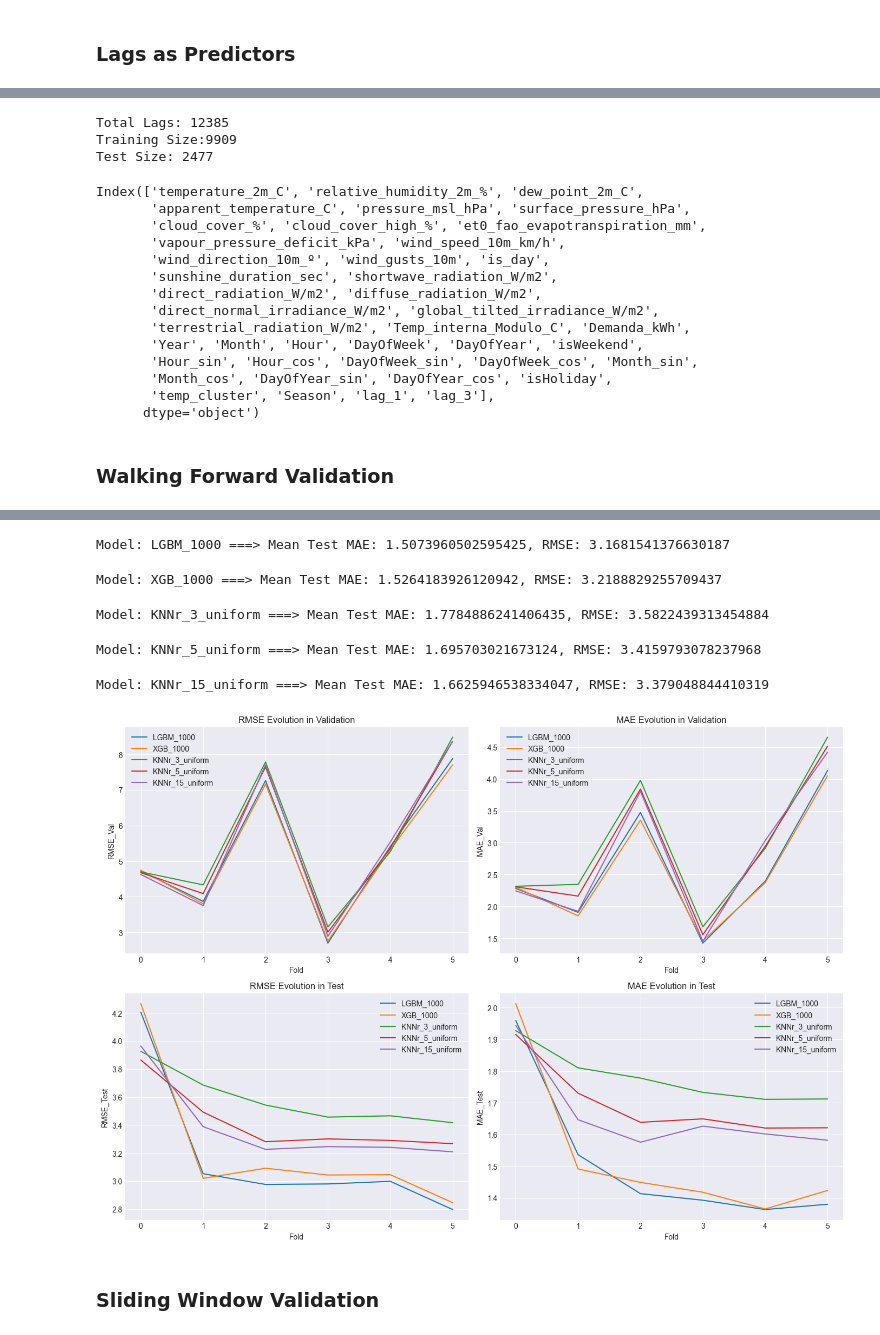
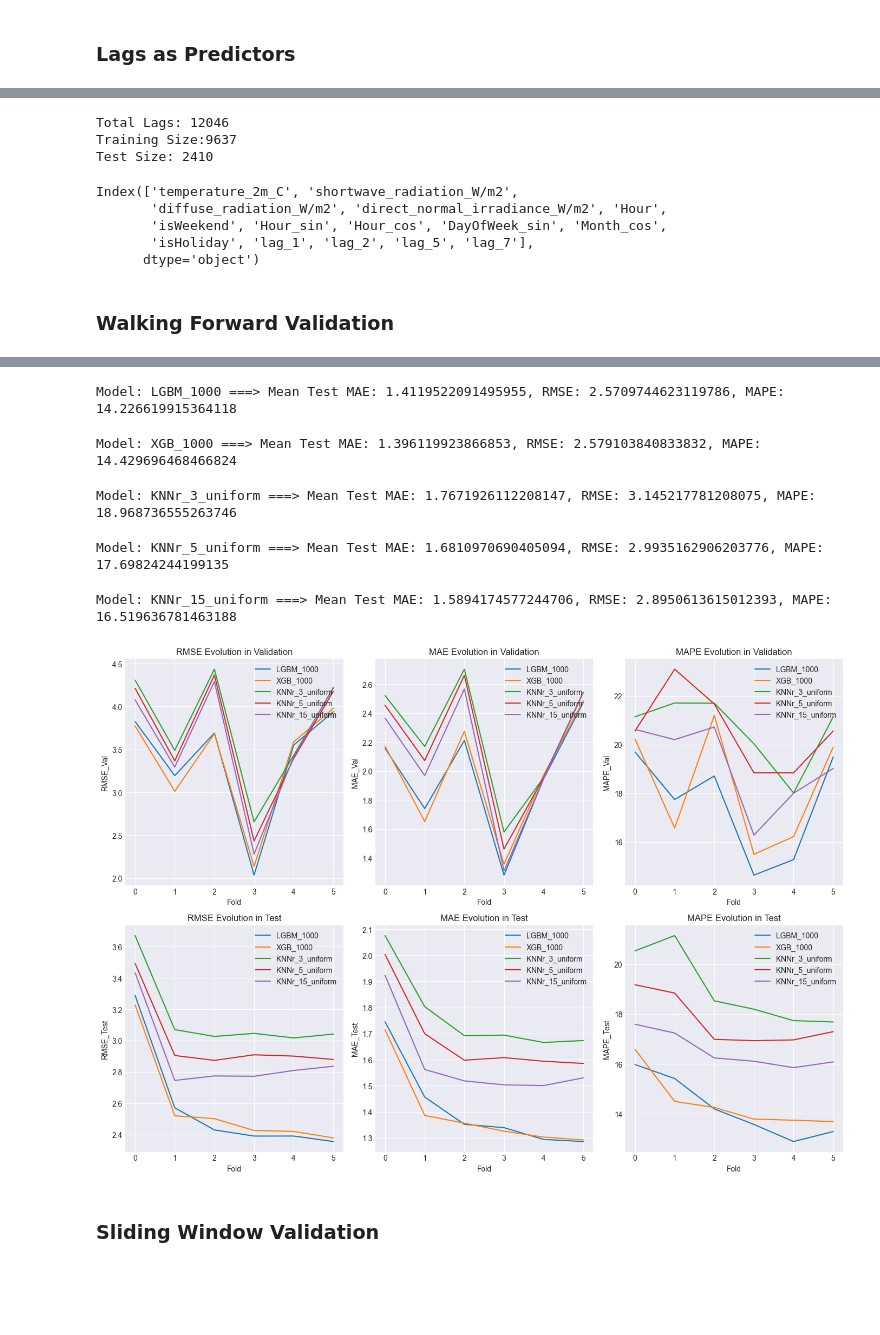
Before and after one commit to AFernandezBenages/WP4, a Jupyter notebook: code/ml_models.ipynb, the cells around one changed output, grey strips where cells are left out. Saved outputs shown, nothing was run; the diff lists cells and outputs as text; code cells hidden in the pictures; blank space fills up the shorter version.

```diff
--- a/code/ml_models.ipynb
+++ b/code/ml_models.ipynb
@@ -138,6 +137,9 @@ def normalizeData(data):
     df = data.copy()
     scaler = MinMaxScaler()
     return scaler.fit_transform(df)
+# %%
+def median_absolute_percentage_error(y_true, y_pred):
+    return np.median(np.abs((y_true - y_pred) / y_true)) * 100
 # %% [markdown]
 ## Machine Learning Models
 # %% [markdown]
@@ -156,7 +158,8 @@ y = df["Demanda_kWh"]
 X = df.drop(columns=["Demanda_kWh", "pressure_msl_hPa", "dew_point_2m_C", "surface_pressure_hPa",
     "cloud_cover_%", "cloud_cover_high_%", "et0_fao_evapotranspiration_mm", "vapour_pressure_deficit_kPa",
     "wind_speed_10m_km/h", "wind_direction_10m_º", "wind_gusts_10m", "terrestrial_radiation_W/m2",
-    "DayOfYear", "DayOfWeek", "temp_cluster", "Season", "Month", "relative_humidity_2m_%", "Month_sin", "is_day"], axis=1)
+    "DayOfYear", "DayOfWeek", "temp_cluster", "Season", "Month", "relative_humidity_2m_%", "Month_sin", "is_day", "DayOfYear_sin", "sunshine_duration_sec",
+    "direct_radiation_W/m2", "global_tilted_irradiance_W/m2", "DayOfYear_cos", "DayOfWeek_cos", "apparent_temperature_C", "Temp_interna_Modulo_C", "Year", "temperature_2m_C"], axis=1)
 col_names = list(X.columns)
 
 trainingSize = int(parameters["dataset"]["trainingSize"] * df.shape[0])
@@ -169,7 +172,7 @@ X_test_dates = dates.loc[trainingSize:].copy()
 print(f"Total Lags: {len(df)}")
 print(f"Training Size:{len(X_train)}")
 print(f"Test Size: {len(X_test)}")
-df.columns
+X.columns
 # %% [output]
 Total Lags: 12046
 Training Size:9637
@@ -313,7 +311,7 @@ def gridSearchLags(dataframe, lags_combinations):
     return results, best_mae_lags
 # %%
 lags_combinations = []
-possible_lags = [1, 2, 3]
+possible_lags = [1, 2, 3, 4, 5, 6, 7]
 
 for i in range(1, len(possible_lags) + 1):
     lags_combinations.extend(itertools.combinations(possible_lags, i))
@@ -343,12 +346,12 @@ best_lags_comb
 df = pd.read_csv(parameters["dataset"]["path"], index_col=None)
 df["Date"] = pd.to_datetime(df["Date"])
 df.set_index("Date", inplace=True)
-df = df.resample('1H').mean()
 df.reset_index(inplace=True)
 dates = df["Date"]
 dates = pd.to_datetime(dates)
+
 df["Demanda_kWh"] = np.log1p(df["Demanda_kWh"].values)
-df = addNLags(df, best_lags_comb)
+df = addNLags(df, [1,2, 5, 7])
 df = df.drop(columns=["Date"], axis=1)
 df.columns = df.columns.map(str)
 
@@ -357,7 +360,7 @@ X = df.drop(columns=["Demanda_kWh", "pressure_msl_hPa", "dew_point_2m_C", "surfa
     "cloud_cover_%", "cloud_cover_high_%", "et0_fao_evapotranspiration_mm", "vapour_pressure_deficit_kPa",
     "wind_speed_10m_km/h", "wind_direction_10m_º", "wind_gusts_10m", "terrestrial_radiation_W/m2",
     "DayOfYear", "DayOfWeek", "temp_cluster", "Season", "Month", "relative_humidity_2m_%", "Month_sin", "is_day", "DayOfYear_sin", "sunshine_duration_sec",
-    "direct_radiation_W/m2", "global_tilted_irradiance_W/m2", "DayOfYear_cos", "DayOfWeek_cos", "apparent_temperature_C", "Year"], axis=1)
+    "direct_radiation_W/m2", "global_tilted_irradiance_W/m2", "DayOfYear_cos", "DayOfWeek_cos", "apparent_temperature_C", "Temp_interna_Modulo_C", "Year"], axis=1)
 trainingSize = int(parameters["dataset"]["trainingSize"] * df.shape[0])
 col_names = list(X.columns)
 
@@ -369,24 +372,15 @@ X_test_dates = dates.loc[trainingSize:].copy()
 print(f"Total Lags: {len(df)}")
 print(f"Training Size:{len(X_train)}")
 print(f"Test Size: {len(X_test)}")
-df.columns
+X.columns
 # %% [output]
-Total Lags: 12385
-Training Size:9909
-Test Size: 2477
+Total Lags: 12046
+Training Size:9637
+Test Size: 2410
-Index(['temperature_2m_C', 'relative_humidity_2m_%', 'dew_point_2m_C',
-       'apparent_temperature_C', 'pressure_msl_hPa', 'surface_pressure_hPa',
-       'cloud_cover_%', 'cloud_cover_high_%', 'et0_fao_evapotranspiration_mm',
-       'vapour_pressure_deficit_kPa', 'wind_speed_10m_km/h',
-       'wind_direction_10m_º', 'wind_gusts_10m', 'is_day',
-       'sunshine_duration_sec', 'shortwave_radiation_W/m2',
-       'direct_radiation_W/m2', 'diffuse_radiation_W/m2',
-       'direct_normal_irradiance_W/m2', 'global_tilted_irradiance_W/m2',
-       'terrestrial_radiation_W/m2', 'Temp_interna_Modulo_C', 'Demanda_kWh',
-       'Year', 'Month', 'Hour', 'DayOfWeek', 'DayOfYear', 'isWeekend',
-       'Hour_sin', 'Hour_cos', 'DayOfWeek_sin', 'DayOfWeek_cos', 'Month_sin',
-       'Month_cos', 'DayOfYear_sin', 'DayOfYear_cos', 'isHoliday',
-       'temp_cluster', 'Season', 'lag_1', 'lag_3'],
+Index(['temperature_2m_C', 'shortwave_radiation_W/m2',
+       'diffuse_radiation_W/m2', 'direct_normal_irradiance_W/m2', 'Hour',
+       'isWeekend', 'Hour_sin', 'Hour_cos', 'DayOfWeek_sin', 'Month_cos',
+       'isHoliday', 'lag_1', 'lag_2', 'lag_5', 'lag_7'],
       dtype='object')
 # %% [markdown]
 ### Walking Forward Validation
@@ -397,7 +391,7 @@ Index(['temperature_2m_C', 'relative_humidity_2m_%', 'dew_point_2m_C',
 # %%
 def walkForwardValidation(X, y, X_test, y_test, models, models_names, params, plot=False, fixed_train=False):
     n_splits = params['validation']['n_splits']
-    results = pd.DataFrame(columns=["Model", "RMSE_Test", "RMSE_Val", "MAE_Test", "MAE_Val","Mean_MRSE_Test", "Mean_MAE_Test", "Mean_RMSE_Val", "Mean_MAE_Val"])
+    results = pd.DataFrame(columns=["Model", "RMSE_Test", "RMSE_Val", "MAE_Test", "MAE_Val", "MAPE_Test", "MAPE_Val", "Mean_MRSE_Test", "Mean_MAE_Test", "Mean_MAPE_Test","Mean_RMSE_Val", "Mean_MAE_Val", "Mean_MAPE_Val"])
 
     for model, model_name in tqdm(zip(models, models_names), total=len(models)):
         X_test2 = X_test.copy()
@@ -406,7 +400,7 @@ def walkForwardValidation(X, y, X_test, y_test, models, models_names, params, pl
             tscv = TimeSeriesSplit(n_splits=n_splits, max_train_size=X.shape[0] // n_splits)
         else:
             tscv = TimeSeriesSplit(n_splits=n_splits)
-        rmse_test, rmse_val, mae_test, mae_val = [], [], [], []
+        rmse_test, rmse_val, mae_test, mae_val, mape_test, mape_val = [], [], [], [], [], []
         for i, (train_index, eval_index) in enumerate(tscv.split(X2)):
             X_train, X_val = X2[train_index], X2[eval_index]
             y_train, y_val = y[train_index], y[eval_index]
@@ -420,52 +414,55 @@ def walkForwardValidation(X, y, X_test, y_test, models, models_names, params, pl
             y_pred_val = model.predict(X_val)
             mae_val.append(mean_absolute_error(np.exp(y_val), np.exp(y_pred_val)))
             rmse_val.append(root_mean_squared_error(np.exp(y_val), np.exp(y_pred_val)))
+            mape_val.append(median_absolute_percentage_error(np.exp(y_val), np.exp(y_pred_val)))
 
             #Test Scores
             y_pred_test = model.predict(X_test2)
             mae_test.append(mean_absolute_error(np.exp(y_test), np.exp(y_pred_test)))
             rmse_test.append(root_mean_squared_error(np.exp(y_test), np.exp(y_pred_test)))
+            mape_test.append(median_absolute_percentage_error(np.exp(y_test), np.exp(y_pred_test)))
 
-        print(f"Model: {model_name} ===> Mean Test MAE: {np.mean(mae_test)}, RMSE: {np.mean(rmse_test)}")
-        results.loc[len(results.index)] = [model_name, rmse_test, rmse_val, mae_test, mae_val, np.mean(rmse_test), np.mean(mae_test), np.mean(rmse_val), np.mean(mae_val)]
+
+        print(f"Model: {model_name} ===> Mean Test MAE: {np.mean(mae_test)}, RMSE: {np.mean(rmse_test)}, MAPE: {np.mean(mape_test)}")
+        results.loc[len(results.index)] = [model_name, rmse_test, rmse_val, mae_test, mae_val, mape_test, mape_val, np.mean(rmse_test), np.mean(mae_test), np.mean(mape_test), np.mean(rmse_val), np.mean(mae_val), np.mean(mape_val)]
 
     #Plots
     if plot:
-        titles = ["RMSE Evolution in Validation", "MAE Evolution in Validation", "RMSE Evolution in Test", "MAE Evolution in Test"]
-        metric_names = ["RMSE_Val", "MAE_Val", "RMSE_Test", "MAE_Test"]
-        fig, axes = plt.subplots(nrows=2, ncols=2, figsize=(14, 10))
-        for i in range(4):
+        titles = ["RMSE Evolution in Validation", "MAE Evolution in Validation", "MAPE Evolution in Validation", "RMSE Evolution in Test", "MAE Evolution in Test", "MAPE Evolution in Test"]
+        metric_names = ["RMSE_Val", "MAE_Val", "MAPE_Val", "RMSE_Test", "MAE_Test", "MAPE_Test"]
+        fig, axes = plt.subplots(nrows=2, ncols=3, figsize=(14, 10))
+        for i in range(6):
             metric_name = metric_names[i]
             title = titles[i]
-            row = i // 2
-            col = i % 2
+            row = i // 3
+            col = i % 3
             ax = axes[row, col]
             for index, row in results.iterrows():
                 model_name = row["Model"]
                 metric_values = row[metric_name]
                 ax.plot(metric_values, label=model_name)
 
             ax.set_title(title)
             ax.set_xlabel("Fold")
             ax.set_ylabel(metric_name)
-            ax.legend()
+            ax.legend(loc='upper right')
             ax.grid(True)
         if fixed_train:
             plt.savefig('../results/Sliding_Window_Validation_plot.png')
         else:
             plt.savefig('../results/Walking_Forward_Validation_plot.png')
         plt.tight_layout()
         plt.show()
     return results
 
 results = walkForwardValidation(X_train.to_numpy(), y_train.to_numpy(), X_test, y_test, models, models_names, parameters, plot=True, fixed_train=False)
 # %% [output]
-Model: LGBM_1000 ===> Mean Test MAE: 1.5073960502595425, RMSE: 3.1681541376630187
+Model: LGBM_1000 ===> Mean Test MAE: 1.4119522091495955, RMSE: 2.5709744623119786, MAPE: 14.226619915364118
-Model: XGB_1000 ===> Mean Test MAE: 1.5264183926120942, RMSE: 3.2188829255709437
+Model: XGB_1000 ===> Mean Test MAE: 1.396119923866853, RMSE: 2.579103840833832, MAPE: 14.429696468466824
-Model: KNNr_3_uniform ===> Mean Test MAE: 1.7784886241406435, RMSE: 3.5822439313454884
+Model: KNNr_3_uniform ===> Mean Test MAE: 1.7671926112208147, RMSE: 3.145217781208075, MAPE: 18.968736555263746
-Model: KNNr_5_uniform ===> Mean Test MAE: 1.695703021673124, RMSE: 3.4159793078237968
+Model: KNNr_5_uniform ===> Mean Test MAE: 1.6810970690405094, RMSE: 2.9935162906203776, MAPE: 17.69824244199135
-Model: KNNr_15_uniform ===> Mean Test MAE: 1.6625946538334047, RMSE: 3.379048844410319
+Model: KNNr_15_uniform ===> Mean Test MAE: 1.5894174577244706, RMSE: 2.8950613615012393, MAPE: 16.519636781463188
-[figure, old version]
+[figure, new version]
 # %% [markdown]
 ### Sliding Window Validation
 # %% [markdown]
```
Also changed, not shown: parts of 22 cells of this notebook, 2 other files.
